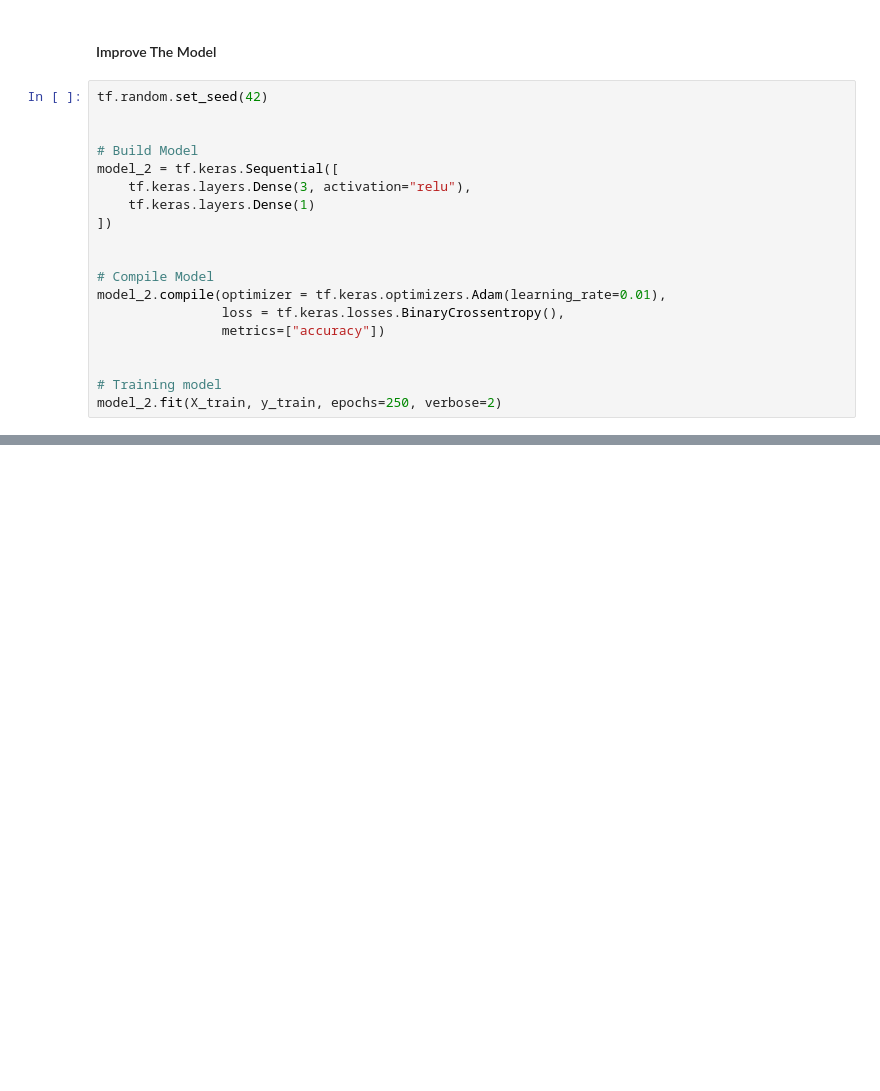
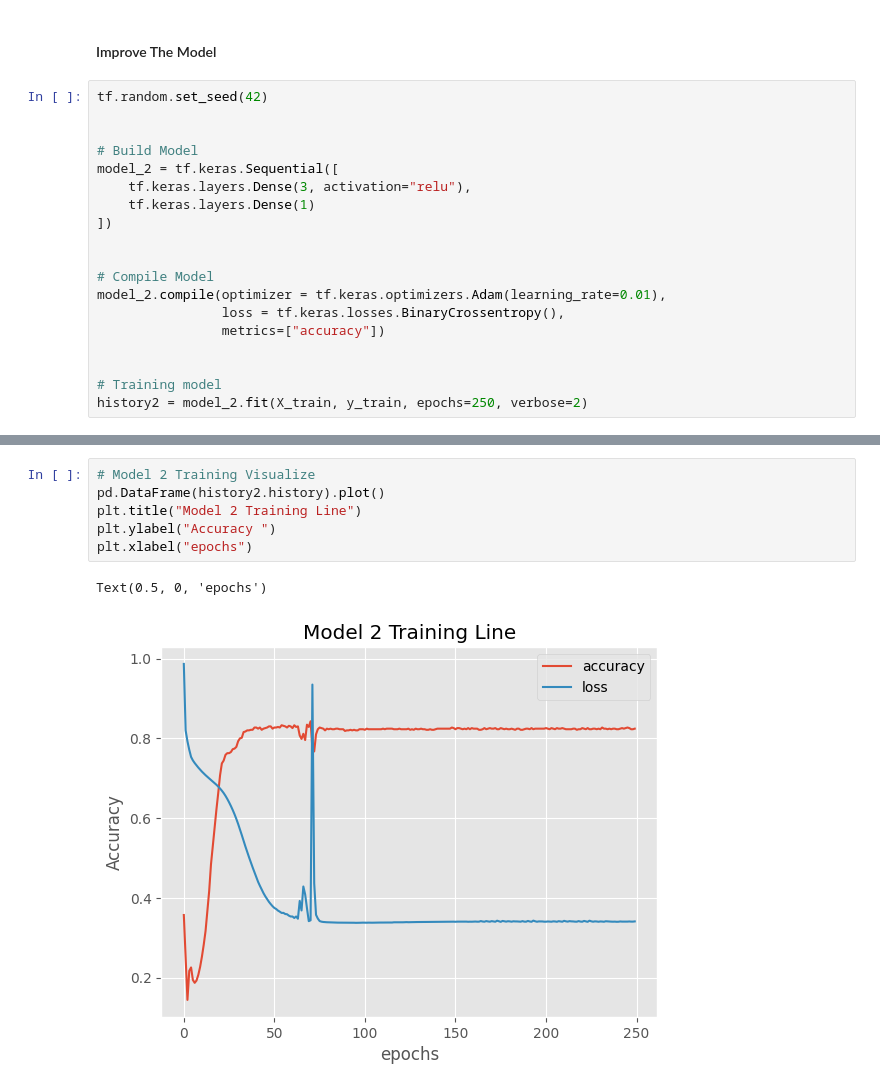
Before and after one commit to DiandraRifqiM/A-Journey-with-TensorFlow, a Jupyter notebook: Course 6/NNClassification.ipynb, the cells around one changed output, grey strips where cells are left out. Saved outputs shown, nothing was run; the diff lists cells and outputs as text; blank space fills up the shorter version.

Commit message:
NNClassification (Model Improve: Compare Model 2 vs Model 3)

```diff
--- a/Course 6/NNClassification.ipynb
+++ b/Course 6/NNClassification.ipynb
@@ -169,6 +169,6 @@ model_2.compile(optimizer = tf.keras.optimizers.Adam(learning_rate=0.01),
 
 
 # Training model
-model_2.fit(X_train, y_train, epochs=250, verbose=2)
+history2 = model_2.fit(X_train, y_train, epochs=250, verbose=2)
 # %% [output]
 Epoch 1/250
@@ -191,0 +191,9 @@ Epoch 250/250
+# %%
+# Model 2 Training Visualize
+pd.DataFrame(history2.history).plot()
+plt.title("Model 2 Training Line")
+plt.ylabel("Accuracy ")
+plt.xlabel("epochs")
+# %% [output]
+Text(0.5, 0, 'epochs')
+[figure, added]
```
Also changed, not shown: parts of 4 cells of this notebook.
